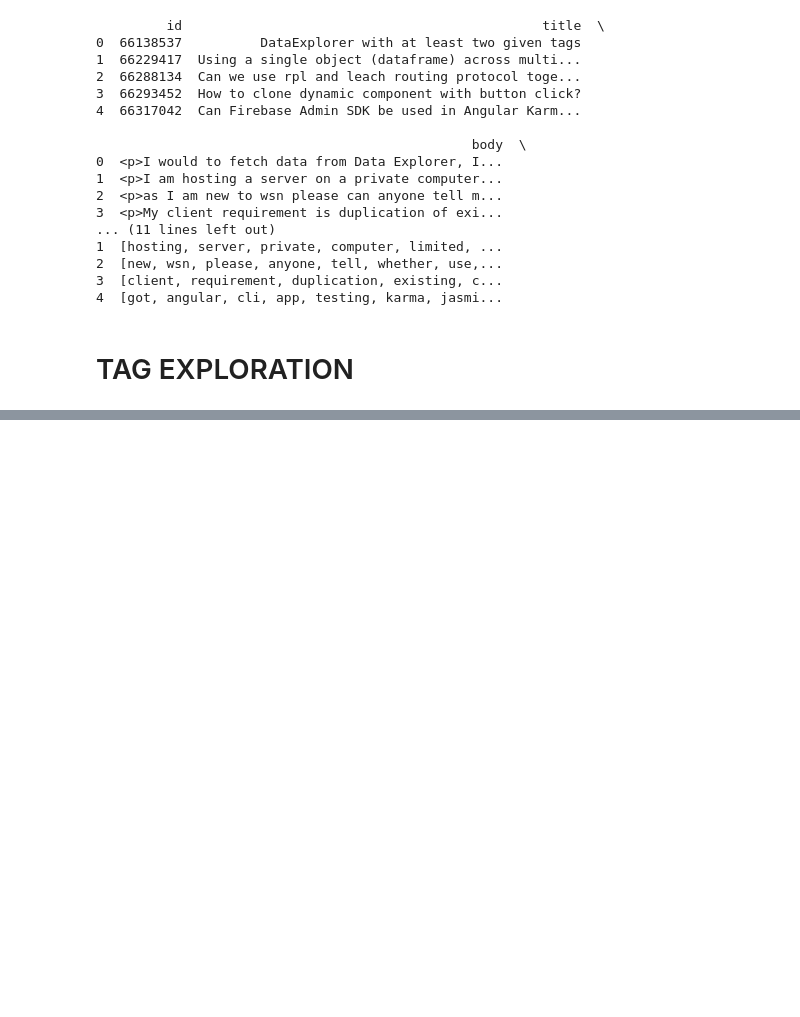
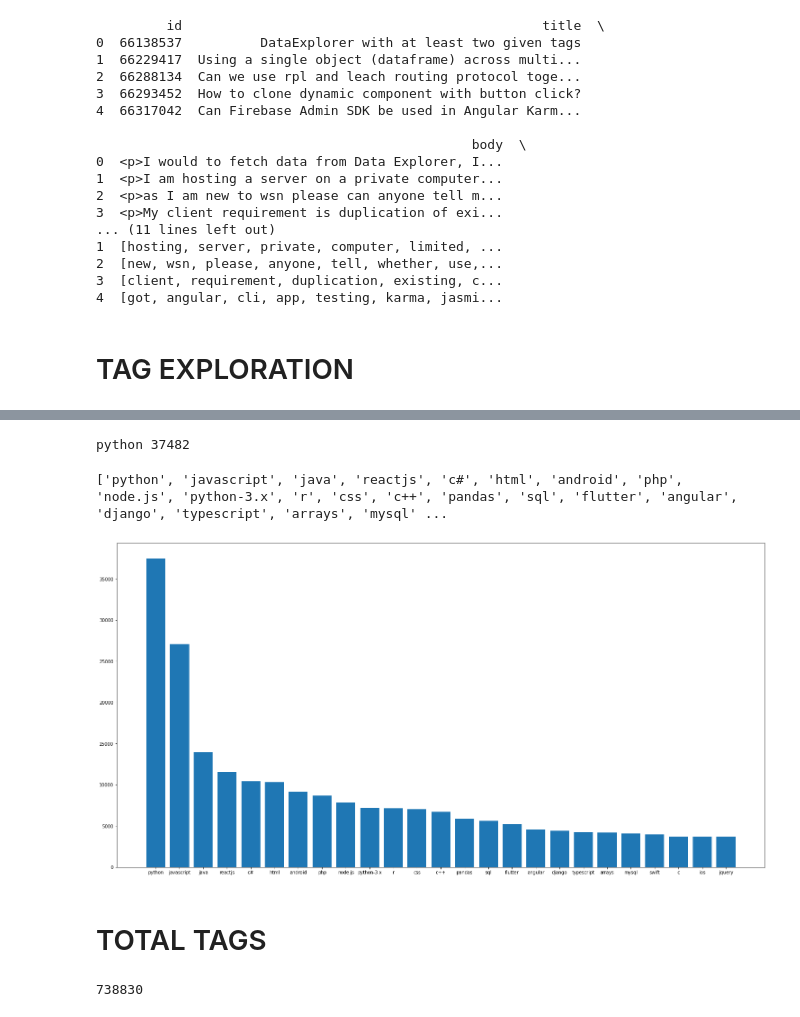
Before and after one commit to ironhacks/Stackoverflow-NLP, a Jupyter notebook: pre-processing/Stackoverflow-Data-preprocessing.ipynb, the cells around one changed output, grey strips where cells are left out. Cells and saved outputs as stored; diff of their text form; code cells hidden in the pictures; blank space fills up the shorter version.

```diff
--- a/pre-processing/Stackoverflow-Data-preprocessing.ipynb
+++ b/pre-processing/Stackoverflow-Data-preprocessing.ipynb
@@ -142,3 +143,9 @@ print(final_data.head())
 final_data.to_csv('preprocessed.csv')
 # %% [markdown]
 # TAG EXPLORATION
+# %%
+tags = []
+for i, row in final_data.iterrows():
+    tags.append(list(row["tags"].split("|")))
+final_data["tokenized_tags"] = tags
+print(final_data.head())
@@ -144,0 +170,33 @@ final_data.to_csv('preprocessed.csv')
+# %%
+tag_count_dict = {}
+for sublist in tags:
+    for i in sublist:
+        if i not in tag_count_dict.keys():
+            tag_count_dict[i] = 0
+        tag_count_dict[i] += 1
+# %%
+max_key = max(tag_count_dict, key=tag_count_dict.get)
+print(max_key, tag_count_dict[max_key])
+# %% [output]
+python 37482
+# %%
+top_10_tags = sorted(tag_count_dict, key = tag_count_dict.get, reverse=True)[:25]
+print(top_10_tags)
+fig = plt.figure()
+plt.rcParams["figure.figsize"] = (30, 20)
+ax = fig.add_axes([0,0,1,1])
+count = [tag_count_dict[i] for i in top_10_tags]
+ax.bar(top_10_tags, count)
+plt.show()
+# %% [output]
+['python', 'javascript', 'java', 'reactjs', 'c#', 'html', 'android', 'php', 'node.js', 'python-3.x', 'r', 'css', 'c++', 'pandas', 'sql', 'flutter', 'angular', 'django', 'typescript', 'arrays', 'mysql' ...
+[figure, added]
+# %% [markdown]
+# TOTAL TAGS
+# %%
+total_tags = 0
+for sublist in tags:
+    total_tags += len(sublist)
+print(total_tags)
+# %% [output]
+738830
```
Also changed, not shown: parts of 2 cells of this notebook.
